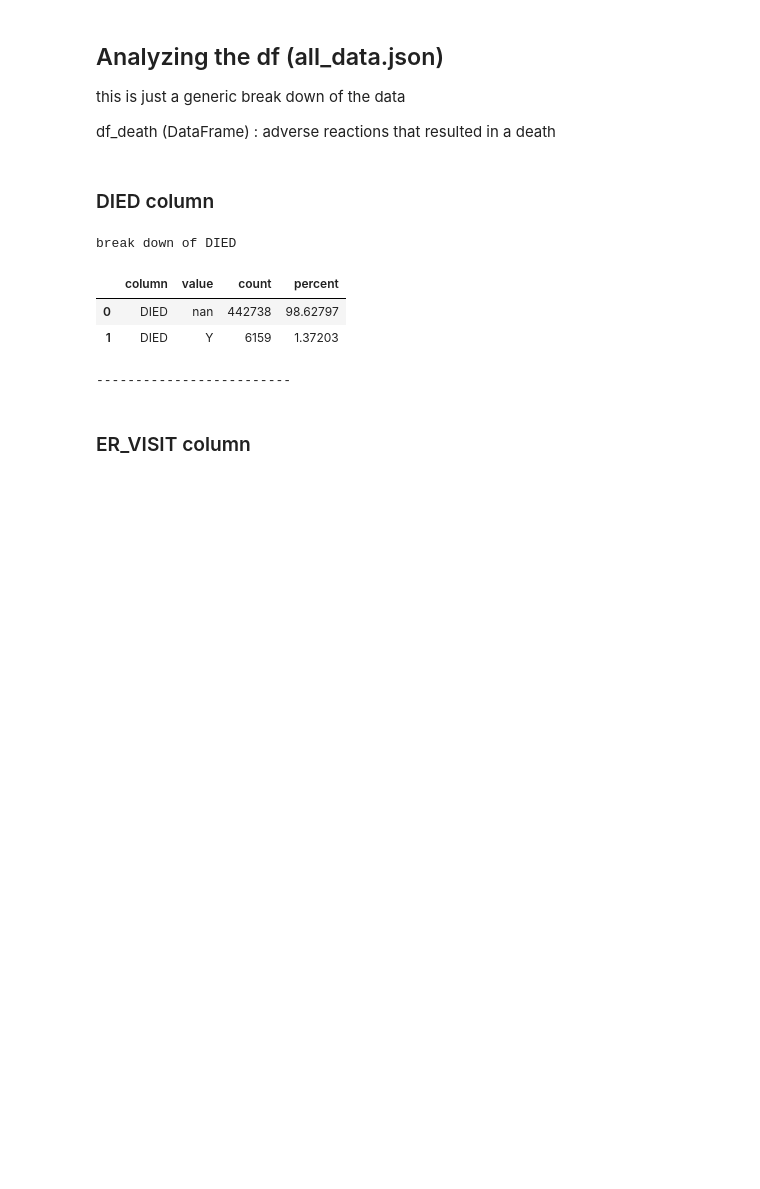
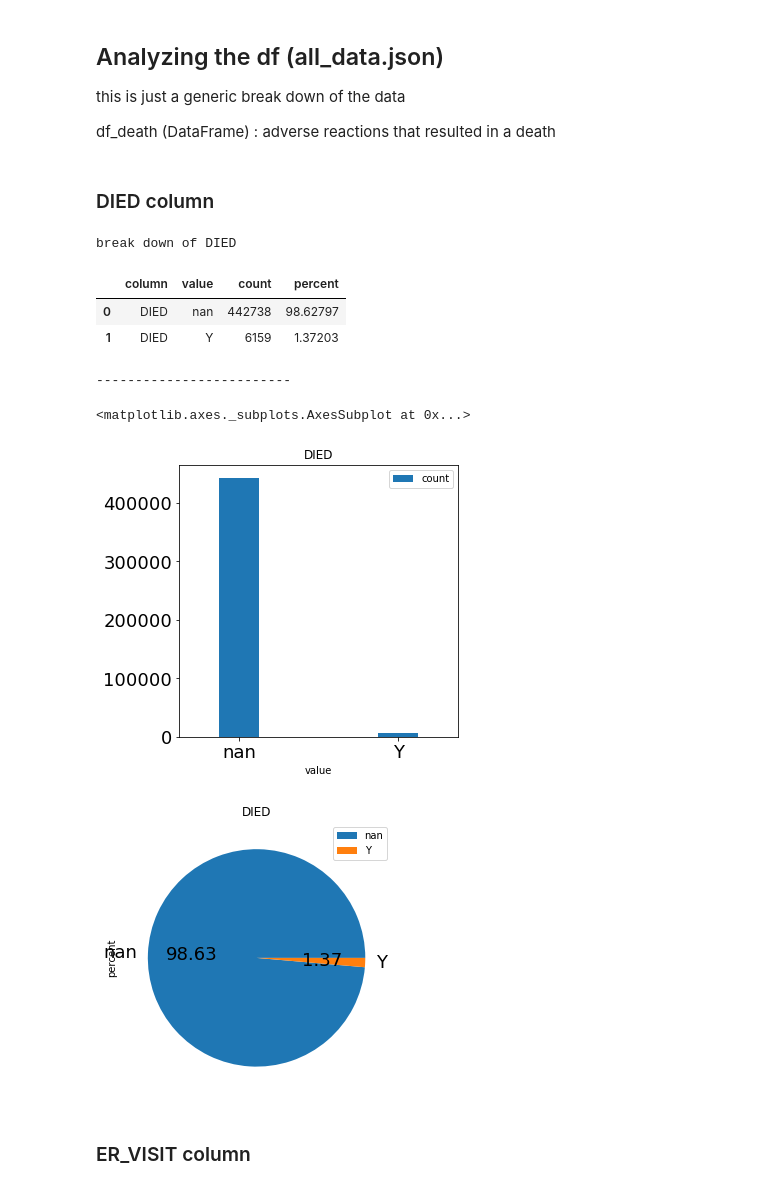
Before and after one commit to jgarza9788/VAERS, a Jupyter notebook: VAERS.IPYNB, the cells around one changed output. Drawn from its saved outputs; the diff is of its cells as text; code cells hidden in the pictures; blank space fills up the shorter version.

```diff
--- a/VAERS.IPYNB
+++ b/VAERS.IPYNB
@@ -404,16 +401,24 @@ this is just a generic break down of the data
 df_death (DataFrame) :  adverse reactions that resulted in a death
 # %% [markdown]
 ### DIED column
-# %%
-
-break_down_columns(df,'DIED')
-print('\n' + '-'*25 + '\n')
-# %% [output]
-break down of DIED
-|  | column | value | count | percent |
-| 0 | DIED | nan | 442738 | 98.62797 |
-| 1 | DIED | Y | 6159 | 1.37203 |
--------------------------
+# %%
+
+temp = break_down_columns(df,'DIED')
+print('\n' + '-'*25 + '\n')
+
+
+temp.plot.bar(title='DIED',x='value',y='count',rot=0,figsize=(5,5),width=0.25,fontsize=18)
+temp = temp.set_index('value')
+temp.plot.pie(title='DIED',y='percent',figsize=(5, 5),autopct='%.2f',fontsize=18)
+# %% [output]
+break down of DIED
+|  | column | value | count | percent |
+| 0 | DIED | nan | 442738 | 98.62797 |
+| 1 | DIED | Y | 6159 | 1.37203 |
+-------------------------
+<matplotlib.axes._subplots.AxesSubplot at 0x...>
+[figure, added]
+[figure, added]
 # %% [markdown]
 ### ER_VISIT column
 # %%
```
Also changed, not shown: parts of 12 cells of this notebook.
